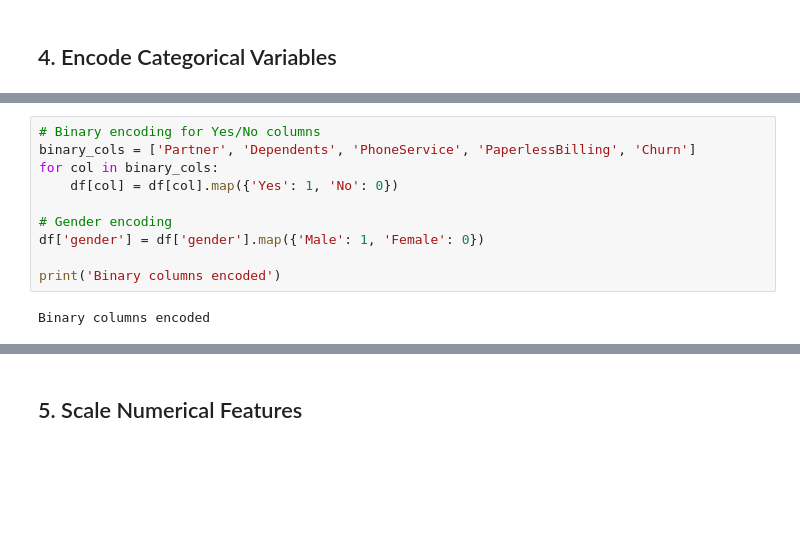
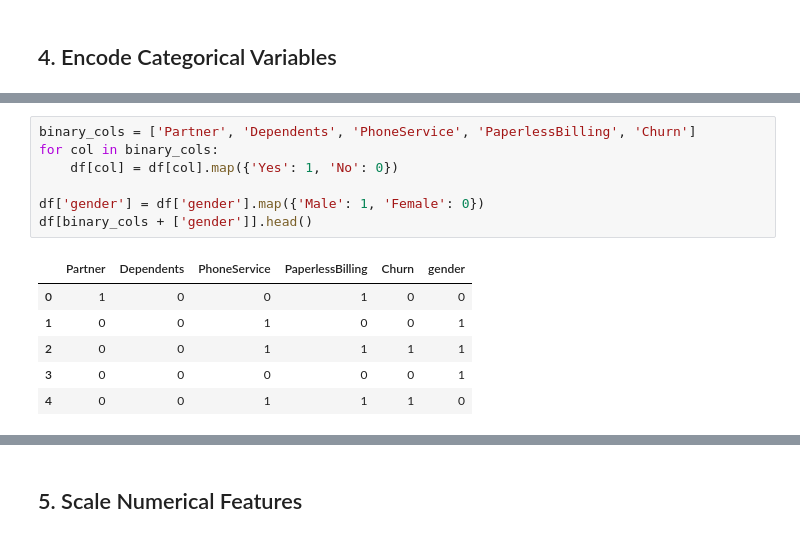
Before and after one commit to zvonimirkonjevic/teleco-customer-churn-aws, a Jupyter notebook: notebooks/02_data_preprocessing.ipynb, the cells around one changed output, grey strips where cells are left out. Drawn from its saved outputs; the diff is of its cells as text; blank space fills up the shorter version.

```diff
--- a/notebooks/02_data_preprocessing.ipynb
+++ b/notebooks/02_data_preprocessing.ipynb
@@ -174,14 +126,16 @@ TenureGroup: ['0-1yr', '2-4yr', '1-2yr', '4-6yr', NaN]
 Categories (4, object): ['0-1yr' < '1-2yr' < '2-4yr' < '4-6yr']
 # %%
-# Binary encoding for Yes/No columns
 binary_cols = ['Partner', 'Dependents', 'PhoneService', 'PaperlessBilling', 'Churn']
 for col in binary_cols:
     df[col] = df[col].map({'Yes': 1, 'No': 0})
 
-# Gender encoding
 df['gender'] = df['gender'].map({'Male': 1, 'Female': 0})
-
-print('Binary columns encoded')
+df[binary_cols + ['gender']].head()
 # %% [output]
-Binary columns encoded
+|  | Partner | Dependents | PhoneService | PaperlessBilling | Churn | gender |
+| 0 | 1 | 0 | 0 | 1 | 0 | 0 |
+| 1 | 0 | 0 | 1 | 0 | 0 | 1 |
+| 2 | 0 | 0 | 1 | 1 | 1 | 1 |
+| 3 | 0 | 0 | 0 | 0 | 0 | 1 |
+| 4 | 0 | 0 | 1 | 1 | 1 | 0 |
 # %%
```
Also changed, not shown: parts of 30 cells of this notebook.
